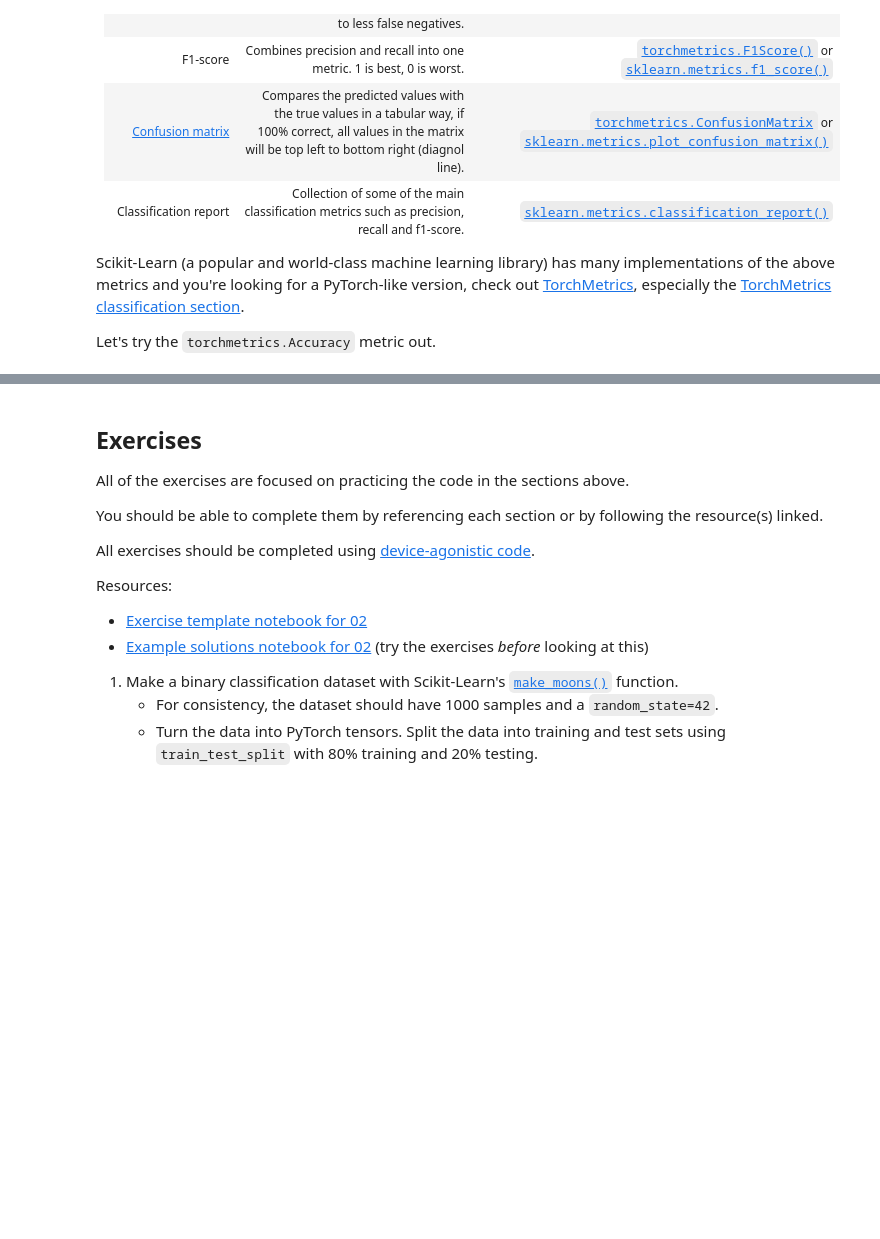
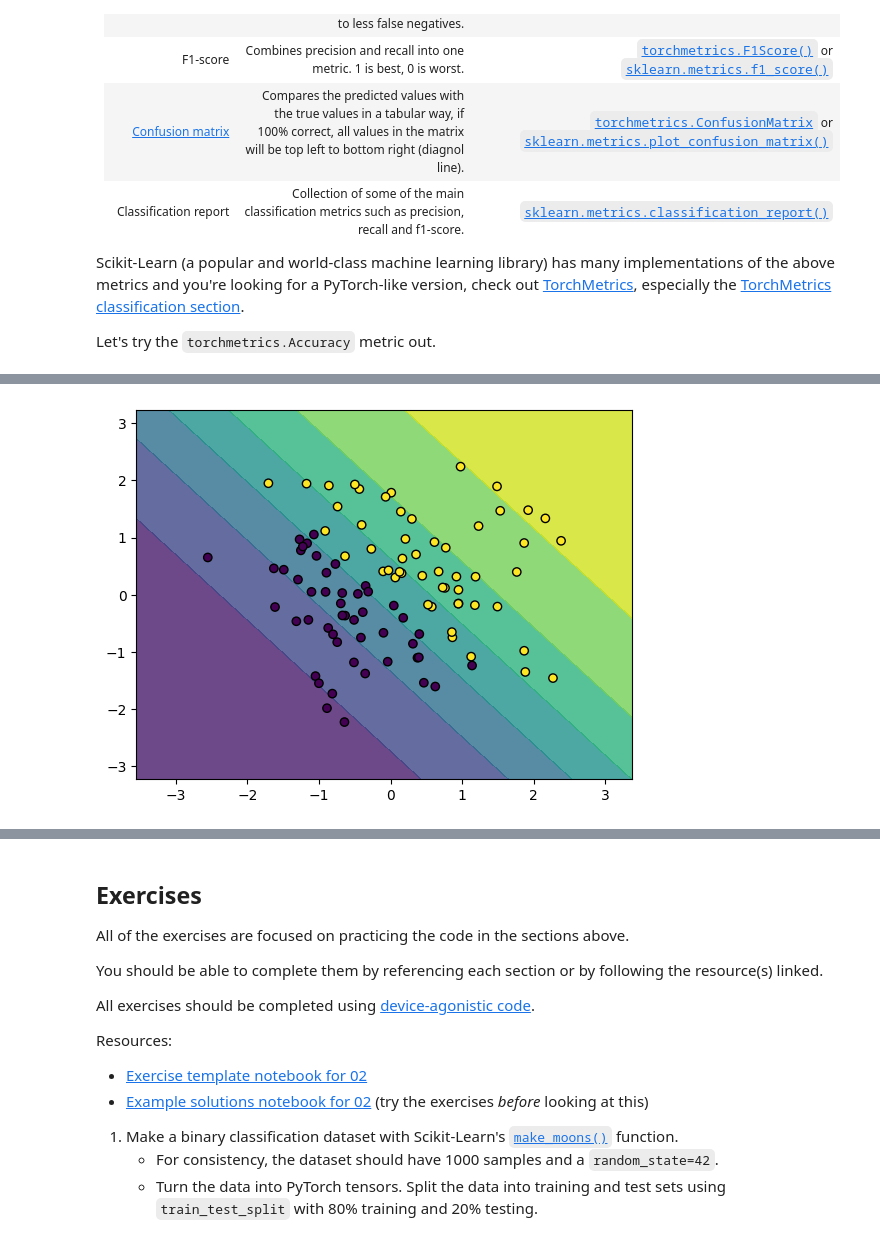
Before and after one commit to mansoor9ali/learn-pytorch, a Jupyter notebook: 02_pytorch_classification.ipynb, the cells around one changed output, grey strips where cells are left out. Drawn from its saved outputs; the diff is of its cells as text; code cells hidden in the pictures; blank space fills up the shorter version.

Commit message:
added Ridge Regularization for Binary Classification example
- Modified files: 02_pytorch_classification.ipynb

```diff
--- a/02_pytorch_classification.ipynb
+++ b/02_pytorch_classification.ipynb
@@ -1799,0 +1805,78 @@ tensor(0.9950, device='cuda:0')
+# %%
+import torch
+import torch.nn as nn
+import torch.optim as optim
+import numpy as np
+import matplotlib.pyplot as plt
+
+# Create a simple dataset
+np.random.seed(0)
+torch.manual_seed(0)
+
+# Features and labels
+x_train = np.random.randn(100, 2)
+y_train = (x_train[:, 0] + x_train[:, 1] > 0).astype(np.float32).reshape(-1, 1)
+
+# Convert to PyTorch tensors
+X_train = torch.from_numpy(x_train).float()
+Y_train = torch.from_numpy(y_train).float()
+
+# Define a simple logistic regression model
+class LogisticRegressionModel(nn.Module):
+    def __init__(self):
+        super(LogisticRegressionModel, self).__init__()
+        self.linear = nn.Linear(2, 1)
+
+    def forward(self, x):
+        return torch.sigmoid(self.linear(x))
+
+model = LogisticRegressionModel()
+
+# Define the loss function with ridge regularization
+def loss_fn(y_pred, y_true, model, alpha):
+    criterion = nn.BCELoss()
+    bce_loss = criterion(y_pred, y_true)
+    l2_reg = sum(param.pow(2).sum() for param in model.parameters())
+    return bce_loss + alpha * l2_reg
+
+# Training parameters
+learning_rate = 0.01
+num_epochs =1000
+alpha = 0.1  # Regularization strength
+
+# Optimizer
+optimizer = optim.SGD(model.parameters(), lr=learning_rate)
+
+# Training loop
+for epoch in range(num_epochs):
+    model.train()
+
+    # Forward pass
+    y_pred = model(X_train)
+
+    # Compute loss
+    loss = loss_fn(y_pred, Y_train, model, alpha)
+
+    # Backward pass and optimization
+    optimizer.zero_grad()
+    loss.backward()
+    optimizer.step()
+
+    if (epoch + 1) % 100 == 0:
+        print(f'Epoch [{epoch + 1}/{num_epochs}], Loss: {loss.item():.4f}')
+
+# Plotting decision boundary
+def plot_decision_boundary(model, X, y):
+    x_min, x_max = X[:, 0].min() - 1, X[:, 0].max() + 1
+    y_min, y_max = X[:, 1].min() - 1, X[:, 1].max() + 1
+    xx, yy = np.meshgrid(np.arange(x_min, x_max, 0.01),
+                         np.arange(y_min, y_max, 0.01))
+    grid = torch.from_numpy(np.c_[xx.ravel(), yy.ravel()]).float()
+    with torch.no_grad():
+        probs = model(grid).reshape(xx.shape)
+    plt.contourf(xx, yy, probs, alpha=0.8)
+    plt.scatter(X[:, 0], X[:, 1], c=y, edgecolors='k', marker='o')
+    plt.show()
+
+plot_decision_boundary(model, x_train, y_train)
+# %% [output]
@@ -1799,0 +1893 @@ tensor(0.9950, device='cuda:0')
+[figure, added]
```
Also changed, not shown: parts of 5 cells of this notebook.
